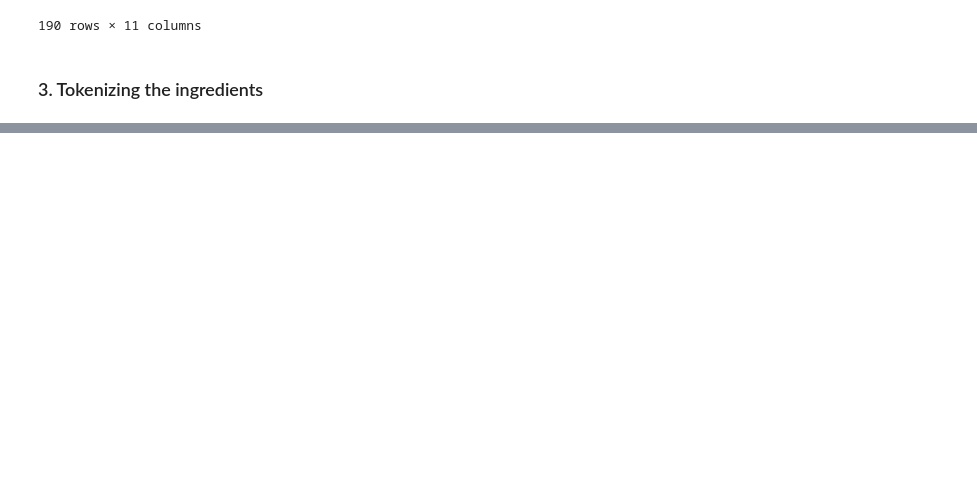
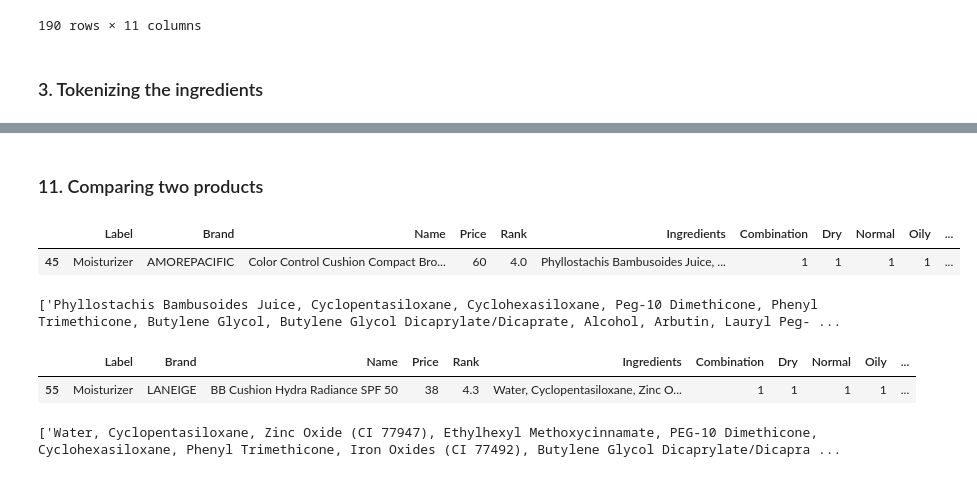
Before and after one commit to EyaTriki/Analyse_D, a Jupyter notebook: index.ipynb, the cells around one changed output, grey strips where cells are left out. Drawn from its saved outputs; the diff is of its cells as text; code cells hidden in the pictures; blank space fills up the shorter version.

```diff
--- a/index.ipynb
+++ b/index.ipynb
@@ -126,0 +150,7 @@ moisturizers_dry
+# %%
+# Get the number of items and tokens
+M = len(moisturizers_dry)
+N = len(ingredient_idx)
+
+# Initialize a matrix of zeros
+A = np.zeros((M,N))
@@ -126,0 +159,10 @@ moisturizers_dry
+# %%
+# Define the oh_encoder function
+def oh_encoder(tokens):
+    x = np.zeros(N)
+    for ingredient in tokens:
+        # Get the index for each ingredient
+        idx = ingredient_idx[ingredient]
+        # Put 1 at the corresponding indices
+        x[idx] = 1
+    return x
@@ -126,0 +171,6 @@ moisturizers_dry
+# %%
+# Make a document-term matrix
+i = 0
+for tokens in corpus:
+    A[i, :] = oh_encoder(tokens)
+    i += 1
@@ -126,0 +179,8 @@ moisturizers_dry
+# %%
+# Dimension reduction with t-SNE
+model = TSNE(n_components = 2, learning_rate = 200, random_state = 42)
+tsne_features = model.fit_transform(A)
+
+# Make X, Y columns
+moisturizers_dry['X'] = tsne_features[:, 0]
+moisturizers_dry['Y'] = tsne_features[:, 1]
@@ -126,0 +225,19 @@ moisturizers_dry
+# %% [markdown]
+### 11. Comparing two products
+# %%
+# Print the ingredients of two similar cosmetics
+cosmetic_1 = moisturizers_dry[moisturizers_dry['Name'] == "Color Control Cushion Compact Broad Spectrum SPF 50+"]
+cosmetic_2 = moisturizers_dry[moisturizers_dry['Name'] == "BB Cushion Hydra Radiance SPF 50"]
+
+# Display each item's data and ingredients
+display(cosmetic_1)
+print(cosmetic_1.Ingredients.values)
+display(cosmetic_2)
+print(cosmetic_2.Ingredients.values)
+# %% [output]
+|  | Label | Brand | Name | Price | Rank | Ingredients | Combination | Dry | Normal | Oily | ... |
+| 45 | Moisturizer | AMOREPACIFIC | Color Control Cushion Compact Bro... | 60 | 4.0 | Phyllostachis Bambusoides Juice, ... | 1 | 1 | 1 | 1 | ... |
+['Phyllostachis Bambusoides Juice, Cyclopentasiloxane, Cyclohexasiloxane, Peg-10 Dimethicone, Phenyl Trimethicone, Butylene Glycol, Butylene Glycol Dicaprylate/Dicaprate, Alcohol, Arbutin, Lauryl Peg- ...
+|  | Label | Brand | Name | Price | Rank | Ingredients | Combination | Dry | Normal | Oily | ... |
+| 55 | Moisturizer | LANEIGE | BB Cushion Hydra Radiance SPF 50 | 38 | 4.3 | Water, Cyclopentasiloxane, Zinc O... | 1 | 1 | 1 | 1 | ... |
+['Water, Cyclopentasiloxane, Zinc Oxide (CI 77947), Ethylhexyl Methoxycinnamate, PEG-10 Dimethicone, Cyclohexasiloxane, Phenyl Trimethicone, Iron Oxides (CI 77492), Butylene Glycol Dicaprylate/Dicapra ...
```
Also changed, not shown: parts of 11 cells of this notebook.
